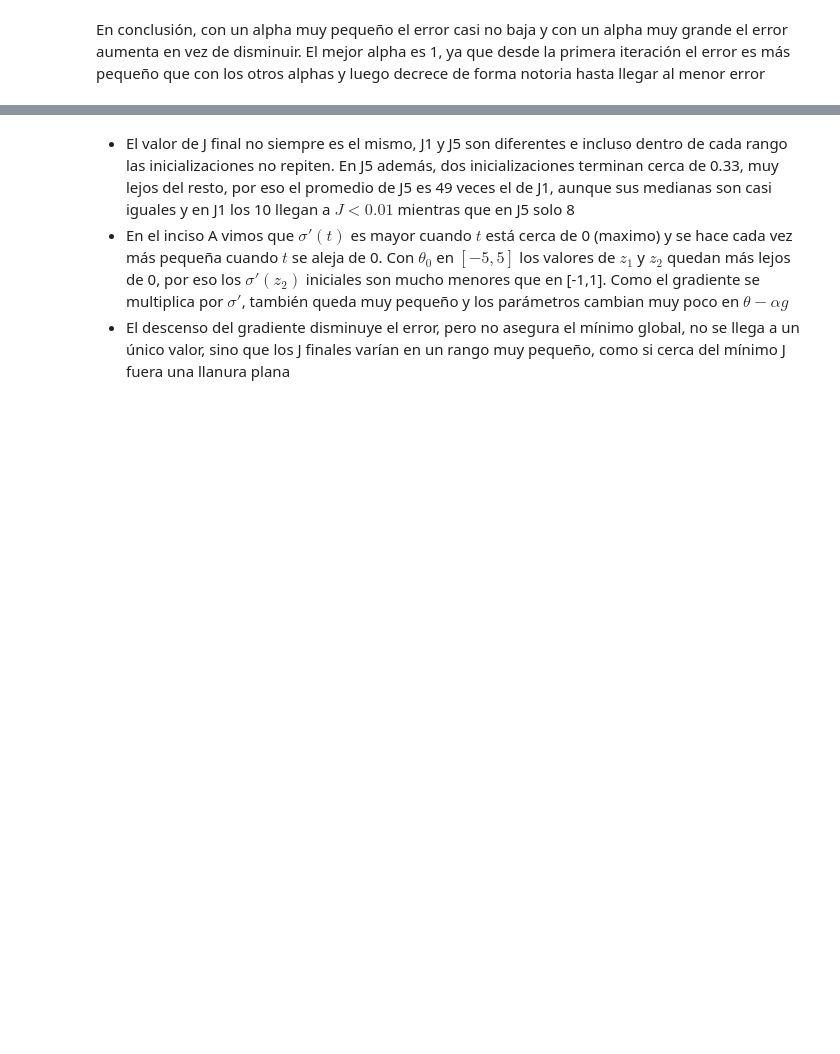
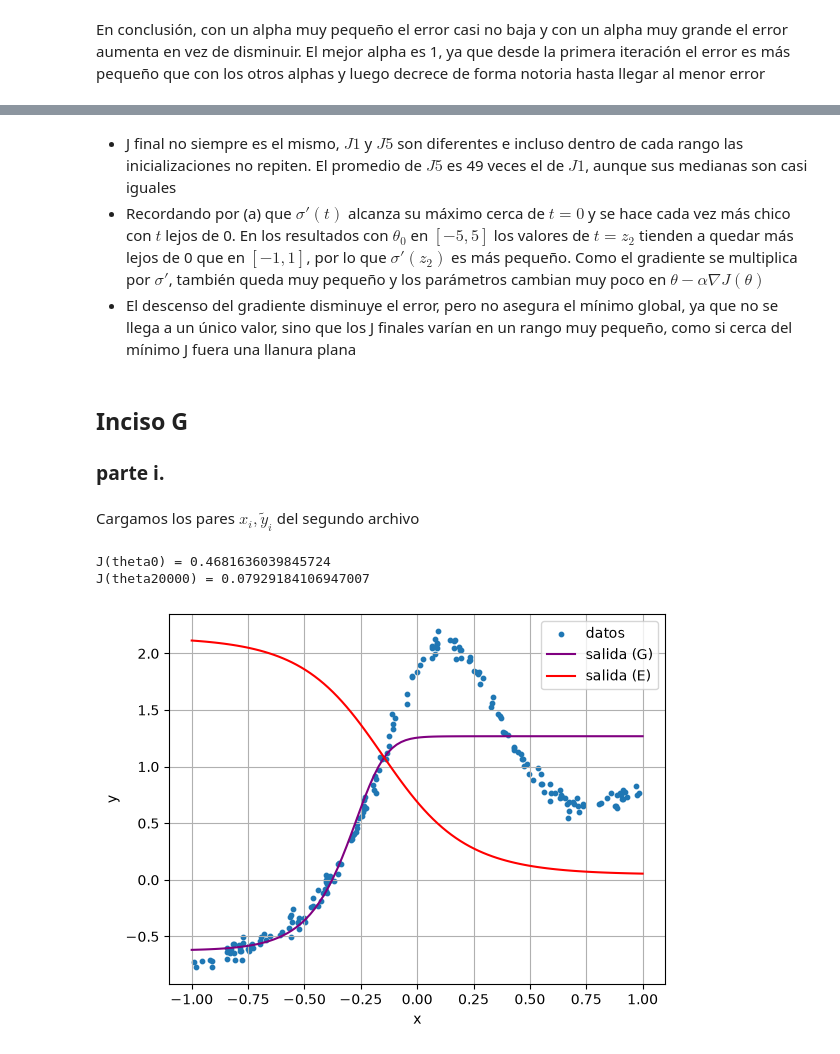
Before and after one commit to Sofiiahh/tarea-calculo-ds, a Jupyter notebook: Pregunta-2/P2-desarrollo.ipynb, the cells around one changed output, grey strips where cells are left out. Saved outputs shown, nothing was run; the diff lists cells and outputs as text; code cells hidden in the pictures; blank space fills up the shorter version.

```diff
--- a/Pregunta-2/P2-desarrollo.ipynb
+++ b/Pregunta-2/P2-desarrollo.ipynb
@@ -426,14 +403,11 @@ print("20000:", hist_J1[-1])
 10000: 0.0013747217008035235
 20000: 0.001373561381572392
 # %%
-alpha = 2.5
-max_iter = 20000
+hist_J25 = np.zeros(max_iter)
 theta = theta0.copy()
-hist_J25 = np.zeros(max_iter)
-
 for k in range(max_iter):
     g = grad_J(theta)
-    theta = theta - alpha * g
+    theta = theta - 2.5 *g # alpha 2.5
     hist_J25[k] = J(theta)
 
 print("1:", hist_J25[0])
@@ -543,4 +496,51 @@ cantidad J < 0.01:  J1: 10   J5: 8
 # %% [markdown]
-- El valor de J final no siempre es el mismo, J1 y J5 son diferentes e incluso dentro de cada rango las inicializaciones no repiten. En J5 además, dos inicializaciones terminan cerca de 0.33, muy lejos del resto, por eso el promedio de J5 es 49 veces el de J1, aunque sus medianas son casi iguales y en J1 los 10 llegan a $J<0.01$ mientras que en J5 solo 8
-- En el inciso A vimos que $\sigma'(t)$ es mayor cuando $t$ está cerca de 0 (maximo) y se hace cada vez más pequeña cuando $t$ se aleja de 0. Con $\theta_0$ en $[-5,5]$ los valores de $z_1$ y $z_2$ quedan más lejos de 0, por eso los $\sigma'(z_2)$ iniciales son mucho menores que en [-1,1]. Como el gradiente se multiplica por $\sigma'$, también queda muy pequeño y los parámetros cambian muy poco en $\theta-\alpha g$
-- El descenso del gradiente disminuye el error, pero no asegura el mínimo global, no se llega a un único valor, sino que los J finales varían en un rango muy pequeño, como si cerca del mínimo J fuera una llanura plana
+- J final no siempre es el mismo, $J1$ y $J5$ son diferentes e incluso dentro de cada rango las inicializaciones no repiten. El promedio de $J5$ es 49 veces el de $J1$, aunque sus medianas son casi iguales
+- Recordando por (a) que $\sigma'(t)$ alcanza su máximo cerca de $t=0$ y se hace cada vez más chico con $t$ lejos de 0. En los resultados con $\theta_0$ en $[-5,5]$ los valores de $t=z_2$ tienden a quedar más lejos de 0 que en $[-1,1]$, por lo que $\sigma'(z_2)$ es más pequeño. Como el gradiente se multiplica por $\sigma'$, también queda muy pequeño y los parámetros cambian muy poco en $\theta-\alpha \nabla J(\theta)$
+- El descenso del gradiente disminuye el error, pero no asegura el mínimo global, ya que no se llega a un único valor, sino que los J finales varían en un rango muy pequeño, como si cerca del mínimo J fuera una llanura plana
+# %% [markdown]
+## Inciso G
+### parte i.
+# %% [markdown]
+Cargamos los pares $x_i,\tilde y_i$ del segundo archivo
+# %%
+df = pd.read_csv("datos/datos_P2_g.csv") # inciso c
+x_g = df["x"].to_numpy()
+y_g = df["y"].to_numpy()
+x = x_g # por dedf de j y grad
+y = y_g
+# %%
+alpha = 1.0 # inciso d
+max_iter = 20000
+theta_g = theta0.copy()
+hist_Jg = np.zeros(max_iter)
+
+for k in range(max_iter):
+    g = grad_J(theta_g)
+    theta_g = theta_g - alpha * g
+    hist_Jg[k] = J(theta_g)
+
+print("J(theta0) =", J(theta0))
+print("J(theta20000) =", hist_Jg[-1])
+# %% [output]
+J(theta0) = 0.4681636039845724
+J(theta20000) = 0.07929184106947007
+# %%
+a1, b1, a2, b2, v, c = theta_g # entrenado
+x_curvag = np.linspace(-1, 1, 100) # igual e
+z1 = a1*x_curvag + b1
+h1 = 1 / (1 + np.exp(-z1))
+z2 = a2*h1 + b2
+h2 = 1 / (1 + np.exp(-z2))
+y_curvag = c + v*h2
+
+plt.figure()
+plt.scatter(x_g, y_g, s=10, label="datos")
+plt.plot(x_curvag, y_curvag, color="purple", label="salida (G)")
+plt.plot(xcurva, ycurva, color="red", label="salida (E)")
+plt.xlabel("x")
+plt.ylabel("y")
+plt.legend()
+plt.grid(True)
+plt.show()
+# %% [output]
+[figure, added]
```
Also changed, not shown: parts of 38 cells of this notebook.
